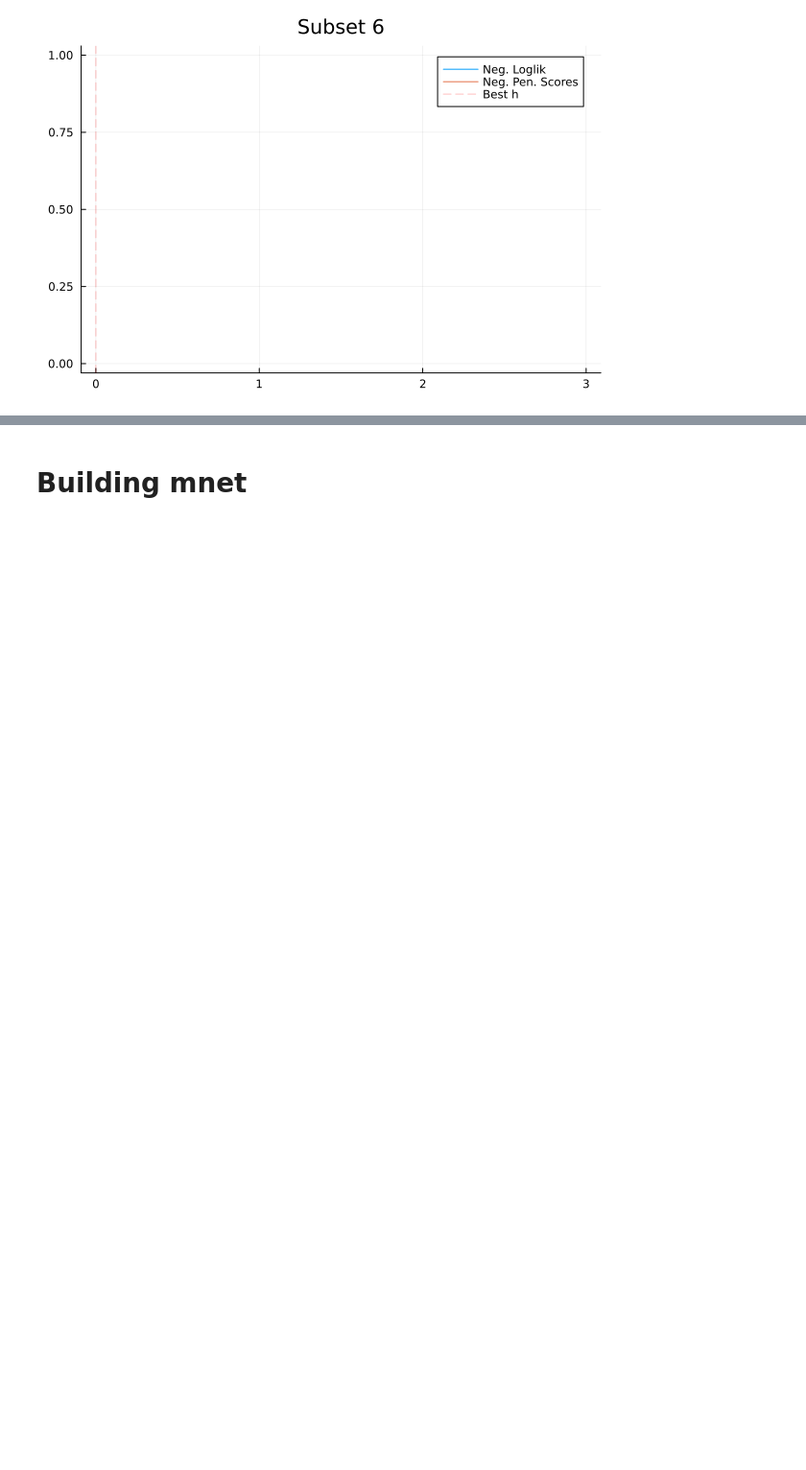
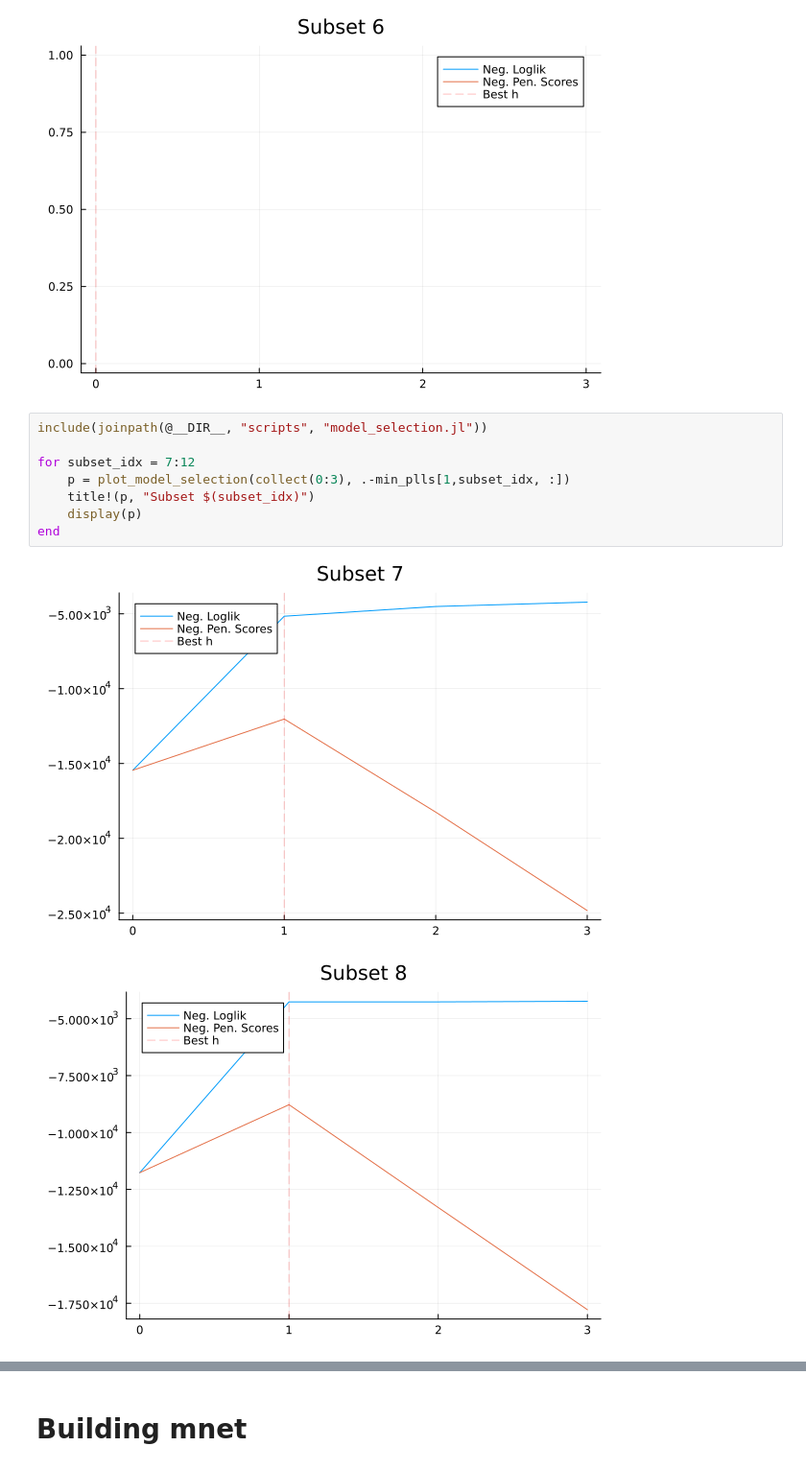
Before and after one commit to NathanKolbow/InPhyNetSimulations, a Jupyter notebook: empirical-study/analysis.ipynb, the cells around one changed output, grey strips where cells are left out. Shown at 96% size. Saved outputs shown, nothing was run; the diff lists cells and outputs as text; blank space fills up the shorter version.

```diff
--- a/empirical-study/analysis.ipynb
+++ b/empirical-study/analysis.ipynb
@@ -513,3 +509,14 @@ end
 [figure]
 [figure]
 [figure]
+# %%
+include(joinpath(@__DIR__, "scripts", "model_selection.jl"))
+
+for subset_idx = 7:12
+    p = plot_model_selection(collect(0:3), .-min_plls[1,subset_idx, :])
+    title!(p, "Subset $(subset_idx)")
+    display(p)
+end
+# %% [output]
+[figure, added]
+[figure, added]
```
Also changed, not shown: parts of 13 cells of this notebook, 14 other files.
